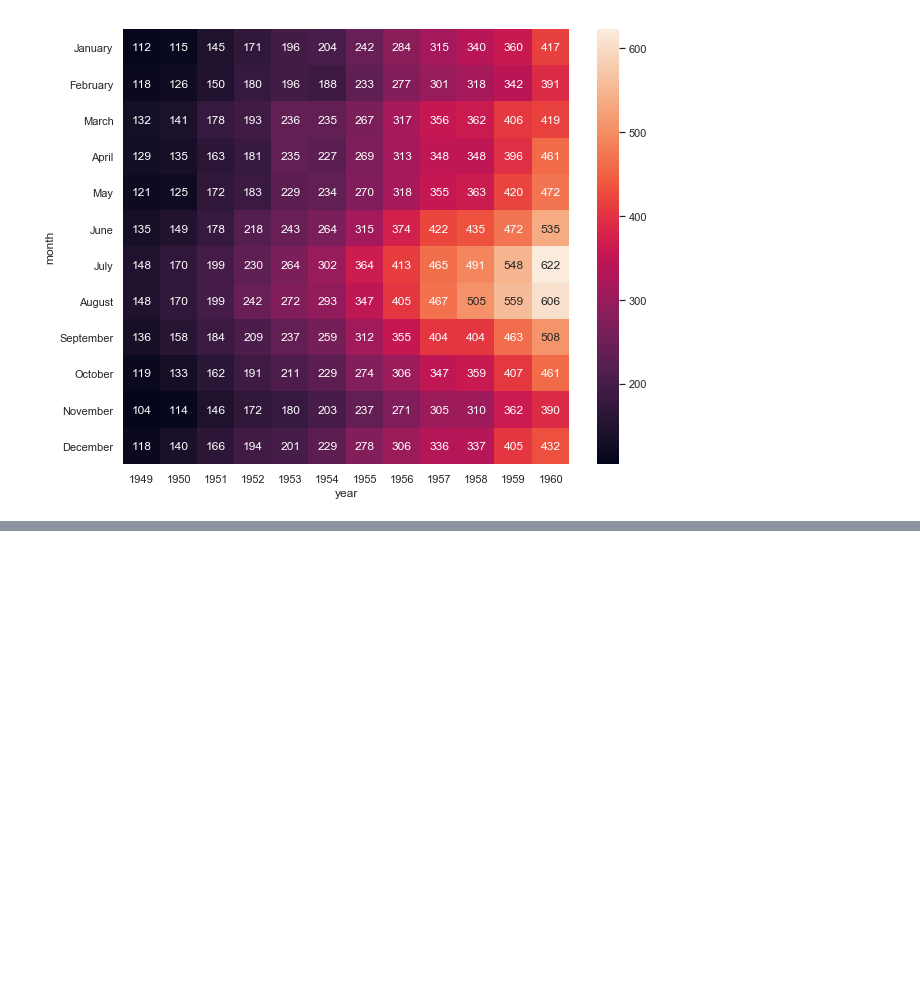
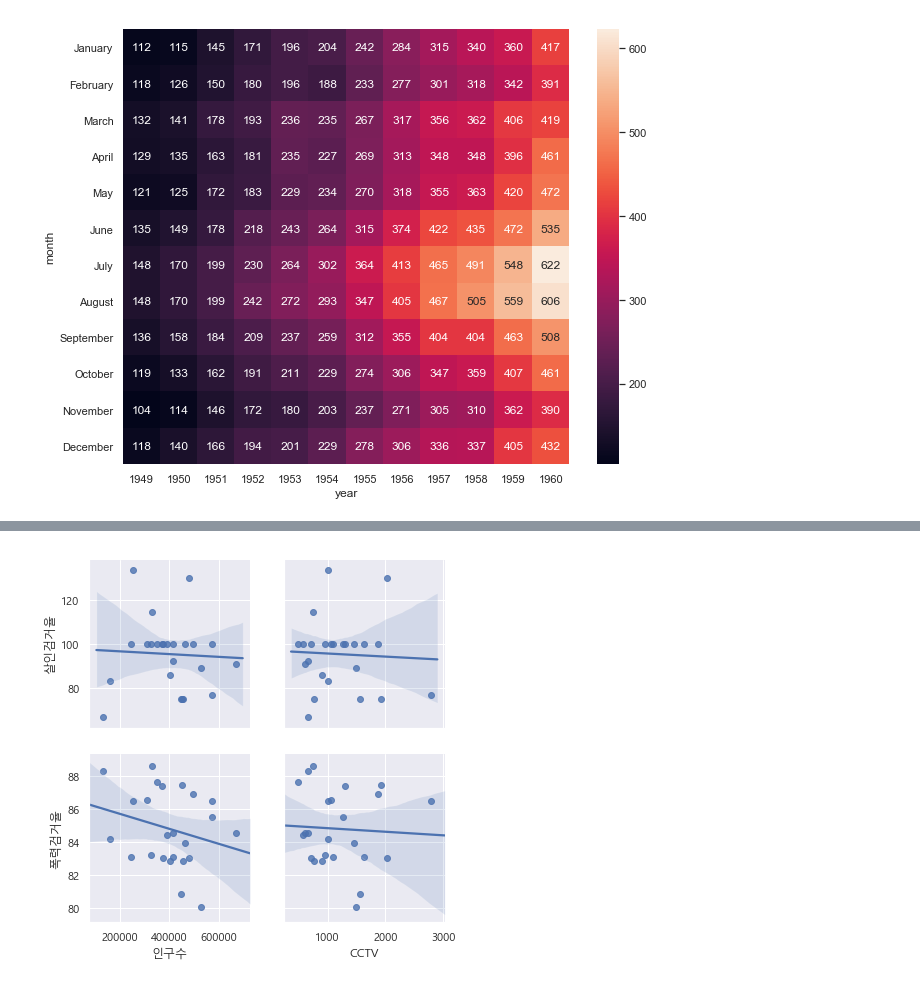
Before and after one commit to JMK92/Chungnam, a Jupyter notebook: Study/2. 빅데이터/실전_서울시 범죄련현황 분석.ipynb, the cells around one changed output, grey strips where cells are left out. Cells and saved outputs as stored; diff of their text form; code cells hidden in the pictures; blank space fills up the shorter version.

```diff
--- a/Study/2. 빅데이터/실전_서울시 범죄련현황 분석.ipynb
+++ b/Study/2. 빅데이터/실전_서울시 범죄련현황 분석.ipynb
@@ -514,0 +551,10 @@ sns.heatmap(flights, annot = True, fmt='d') # d-> 십진 정수형
+# %%
+sns.pairplot(crime_anal_norm,
+            x_vars = ['인구수', 'CCTV'],
+            y_vars = ['살인검거율', '폭력검거율'],
+            kind = 'reg',
+            height = 3)
+plt.show()
+# 좌측 상단 에서 우측 하단 내려가는 실선 -> 음의 상관관계
+# %% [output]
+[figure, added]
```
Also changed, not shown: parts of 27 cells of this notebook, 6 other files.
